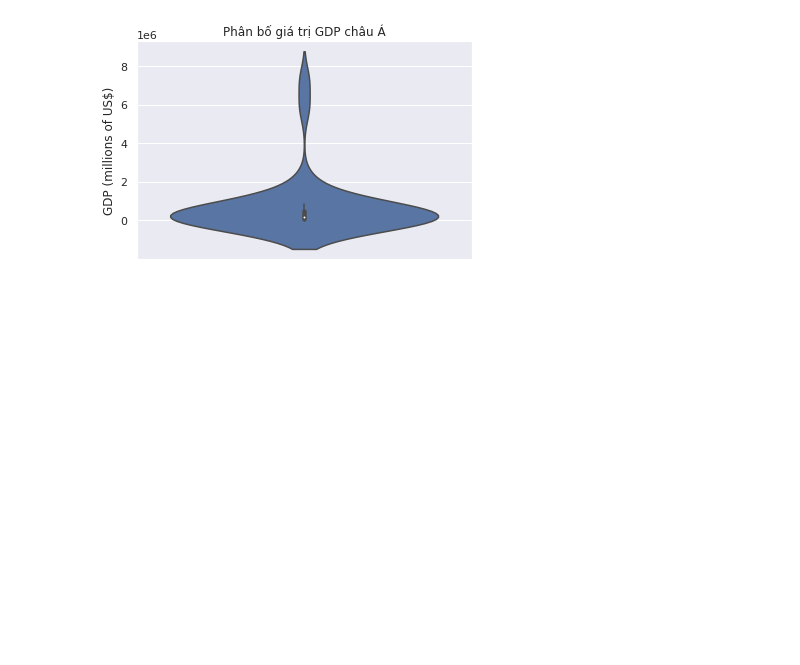
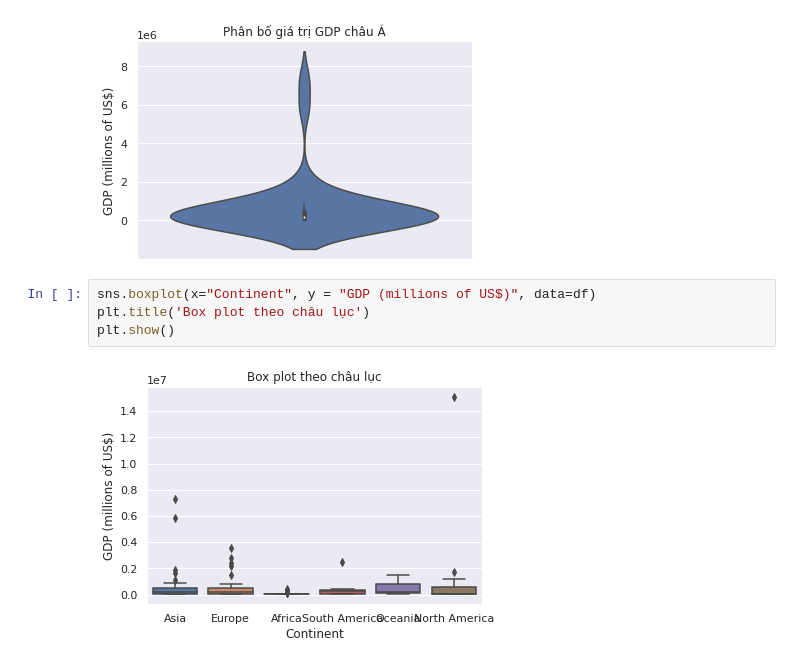
Before and after one commit to ShinNgao12/CodeGym_DA, a Jupyter notebook: Demo_Visualazation 3.ipynb, the cells around one changed output. Saved outputs shown, nothing was run; the diff lists cells and outputs as text; blank space fills up the shorter version.

```diff
--- a/Demo_Visualazation 3.ipynb
+++ b/Demo_Visualazation 3.ipynb
@@ -113,3 +113,9 @@ plt.title('Phân bố giá trị GDP châu Á')
 plt.show()
 # %% [output]
 [figure]
+# %%
+sns.boxplot(x="Continent", y = "GDP (millions of US$)", data=df)
+plt.title('Box plot theo châu lục')
+plt.show()
+# %% [output]
+[figure, added]
```
Also changed, not shown: 1 other file.
